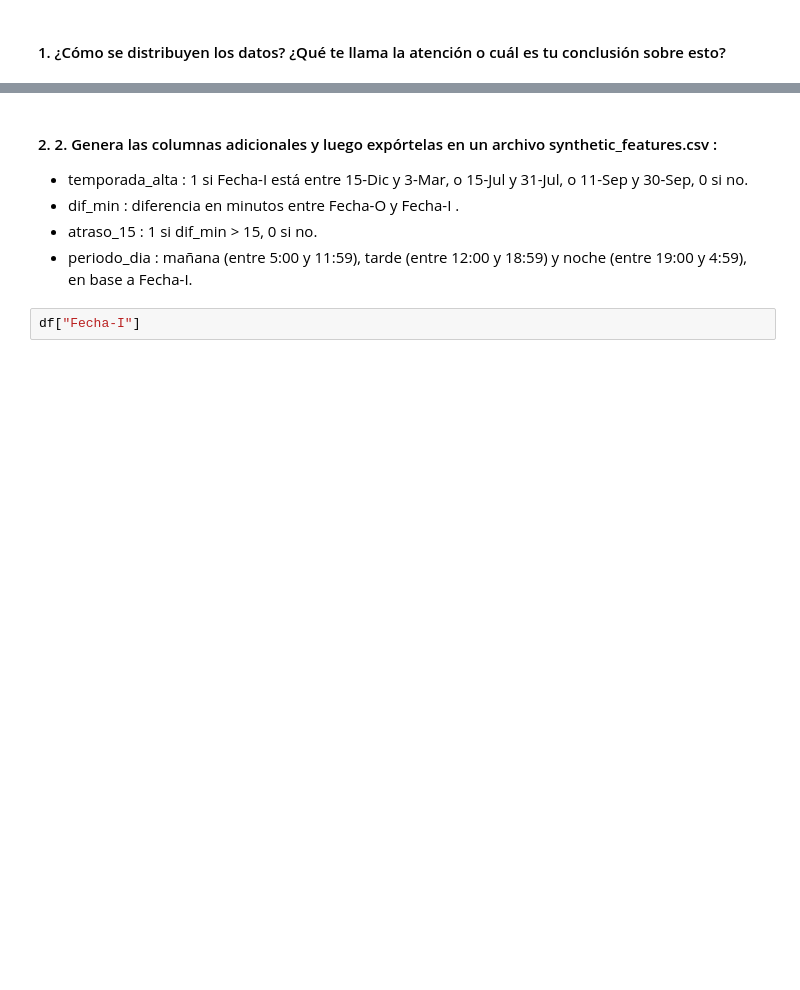
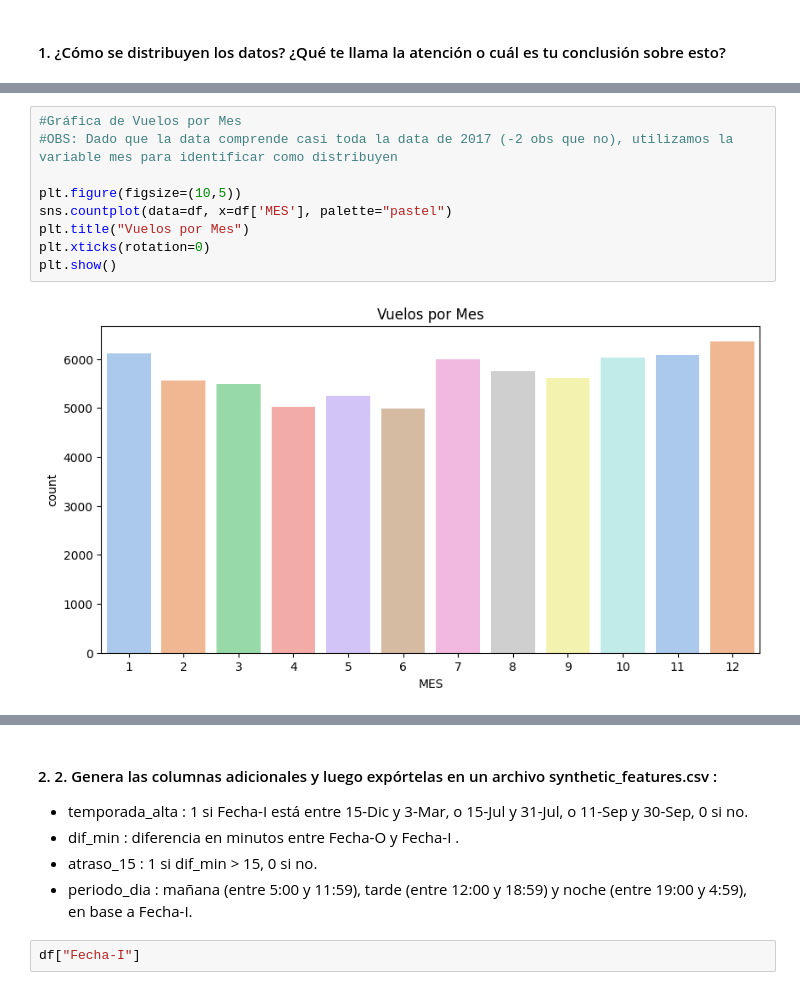
Before and after one commit to rodgonzkus/Neuralworks, a Jupyter notebook: solution.ipynb, the cells around one changed output, grey strips where cells are left out. Cells and saved outputs as stored; diff of their text form; blank space fills up the shorter version.

```diff
--- a/solution.ipynb
+++ b/solution.ipynb
@@ -118,3 +133,14 @@ plot_sdes
 # %% [output]
 <AxesSubplot:title={'center':'Ciudad de Destino'}>
 [figure]
+# %%
+#Gráfica de Vuelos por Mes
+#OBS: Dado que la data comprende casi toda la data de 2017 (-2 obs que no), utilizamos la variable mes para identificar como distribuyen
+
+plt.figure(figsize=(10,5))
+sns.countplot(data=df, x=df['MES'], palette="pastel")
+plt.title("Vuelos por Mes")
+plt.xticks(rotation=0)
+plt.show()
+# %% [output]
+[figure, added]
```
Also changed, not shown: parts of 18 cells of this notebook.
